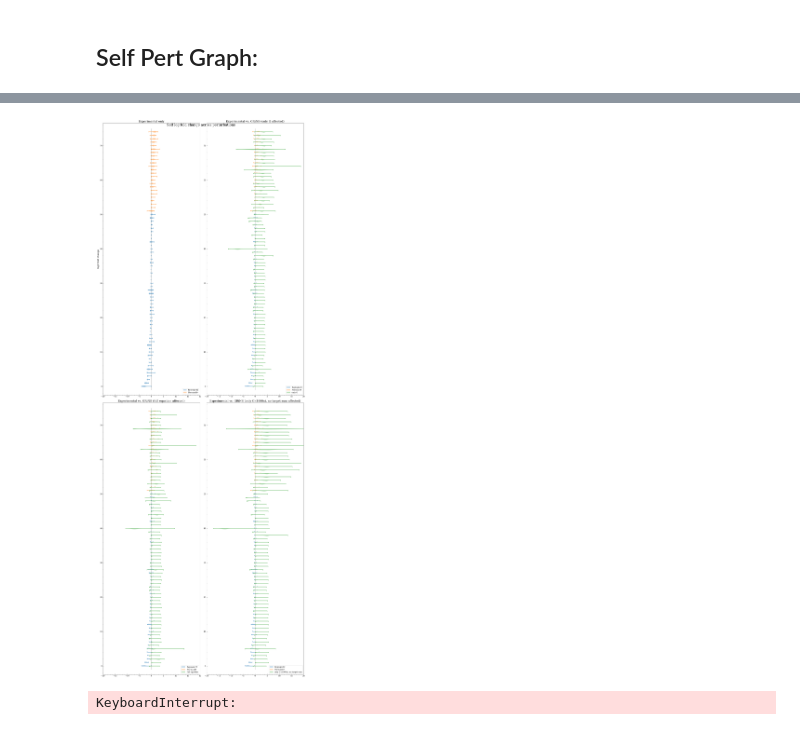
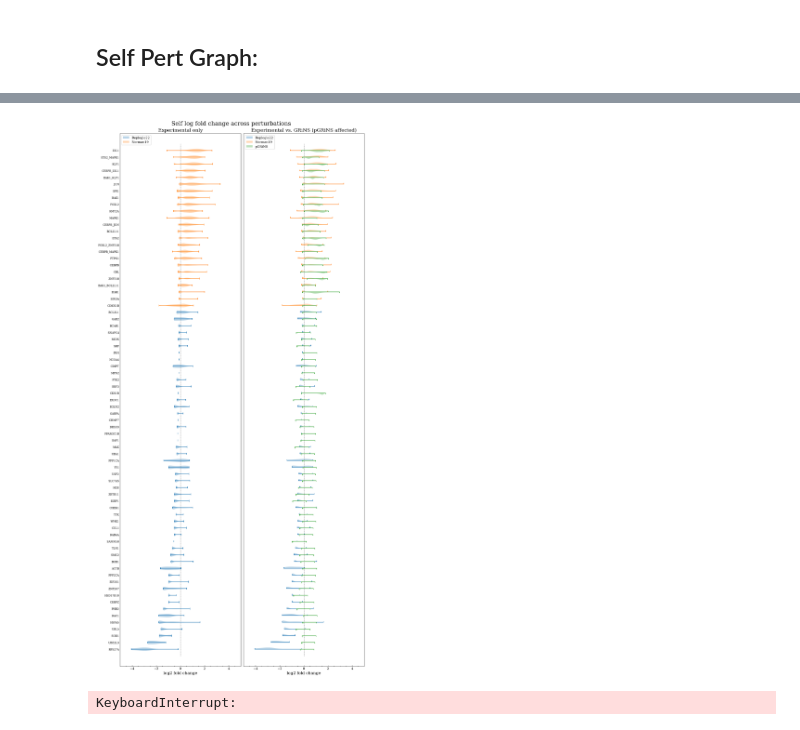
Before and after one commit to GeorgSommerer/bsc_thesis_pGRiNS, a Jupyter notebook: Analysis/plot_stuff.ipynb, the cells around one changed output, grey strips where cells are left out. Drawn from its saved outputs; the diff is of its cells as text; code cells hidden in the pictures.

```diff
--- a/Analysis/plot_stuff.ipynb
+++ b/Analysis/plot_stuff.ipynb
@@ -234,7 +274,7 @@ data = [norman_data,replogle_data,grins_data, grins_data_full]
 pps = [sm.ProbPlot(norman_data.obs["n_genes_by_counts"], fit=True),
     sm.ProbPlot(replogle_data.obs["n_genes_by_counts"], fit=True),
     sm.ProbPlot(grins_data.obs["n_genes_by_counts"], fit=True),
-    sm.ProbPlot(grins_data_full.obs["n_genes_by_counts"], fit=True)]
+    sm.ProbPlot(np.asarray(np.sum(grins_data.X!=0,axis=1)).squeeze(), fit=True)]
 fig, axs = plt.subplots(2,2,figsize=(12,12))
 for i in range(2):
     for j in range(2):
@@ -386,7 +424,10 @@ grins_G_1000 = sc.read_h5ad(f"../Data/Projects/{grn_file}/001/perturb_norm_pert.
+# %%
+
+grins_G_noG = sc.read_h5ad(f"../Data/Projects/KeggoRo_noG/001/perturb_norm_full.h5ad")
 # %%
 cs = [1,2,3,3,3,3]
-names = ["Replogle22","Norman19","only G","full equation","only G (1000x), no target sum"]
-datasets = [replogle_data,norman_data,grins_G,grins_eq,grins_G_1000]
+names = ["Replogle22","Norman19","pGRiNS"]#"only G","only G (no Gmax thr scaling)","G and fl (no Gmax thr scaling, 50)"]
+datasets = [replogle_data,norman_data,grins_G_noG]
 # %%
 log1p = True
 from tqdm import tqdm
@@ -400,6 +441,7 @@ for dataset in datasets:
     pert_col = []
     self_logfcs = np.empty(0)
     self_logfcs_mean = []
+    pert_idx = []
 
     for pert in tqdm(perts):
         pgenes = pert.split("_")
@@ -415,11 +457,11 @@ for dataset in datasets:
                 pert_data = pert_data
             ctrl_data_pert = np.mean(ctrl_data[:,pgenes].X,axis=0)
             self_logfcs_vals = np.asarray(np.mean(np.log2((pert_data+1)/(1+ctrl_data_pert)),axis=1)).squeeze()
-
+        pert_idx += list(pert_data.obs_names)
         pert_col += [pert]*pert_data.shape[0]
         self_logfcs = np.append(self_logfcs, self_logfcs_vals)
         self_logfcs_mean += [np.mean(self_logfcs_vals)]*pert_data.shape[0]
-    logfc_dfs.append(pd.DataFrame({"Perturbation":pert_col,"Self log2FC":self_logfcs,"Self log2FC Mean":self_logfcs_mean}).sort_values(by="Self log2FC Mean"))
+    logfc_dfs.append(pd.DataFrame({"Perturbation":pert_col,"Obs":pert_idx,"Self log2FC":self_logfcs,"Self log2FC Mean":self_logfcs_mean}).sort_values(by="Self log2FC Mean"))
 # %%
 logfc_exp = pd.concat(logfc_dfs[:2]).sort_values(by="Self log2FC Mean").reset_index()
 # Sort logfc_df of every dataset according to order in experimental data
@@ -429,46 +504,49 @@ for i in range(len(logfc_dfs)):
 # %%
 #fig, axs = plt.subplots(2,2,figsize=(16,32))
-fig,axs = plt.subplots(2,2,figsize=(18,48))
+fig,axs = plt.subplots(1,2,figsize=(13,27),constrained_layout=True)
 s=30
-for i in range(len(names)-1):
-    ax = axs[i//2,i%2]
+perts = logfc_exp["Perturbation"].unique().astype("str")
+for i in range(2):
+    ax = axs[i]#[i//2,i%2]
     replogle_perts = logfc_dfs[0]["Perturbation"].unique().astype("str")
     norman_perts = logfc_dfs[1]["Perturbation"].unique().astype("str")
     ax.vlines(0,-1,len(replogle_perts)+len(norman_perts),linestyles="dashed",lw=1,color="black")
     if i>0:
         side = "high"
     else:
         side = "both"
     vp1 = ax.violinplot([logfc_dfs[0][logfc_dfs[0]["Perturbation"]==pert]["Self log2FC"] for pert in replogle_perts],positions=range(len(replogle_perts)),vert=False,orientation="horizontal",side=side)#,label="Replogle22")
     vp2 = ax.violinplot([logfc_dfs[1][logfc_dfs[1]["Perturbation"]==pert]["Self log2FC"] for pert in norman_perts],positions=range(len(replogle_perts),len(replogle_perts)+len(norman_perts)),vert=False,orientation="horizontal",side=side)#,label="Norman19")
 
     if i>0:
         all_perts = logfc_dfs[i+1]["Perturbation"].unique().astype("str")
         vp3 = ax.violinplot([logfc_dfs[i+1][logfc_dfs[i+1]["Perturbation"]==pert]["Self log2FC"] for pert in all_perts],positions=range(len(all_perts)),vert=False,orientation="horizontal",side="low")#,label="Replogle22")
         #ax.scatter(range(logfc_dfs[i+1].shape[0]),logfc_dfs[i+1]["Self log2FC"],label=names[i+1],s=s,zorder=2)
         ax.set_title(f"Experimental vs. GRiNS ({names[i+1]} affected)")
+        ax.tick_params(labelleft=False)
     else:
         ax.set_title("Experimental only")
-        ax.set_ylabel("log2 fold change")
+        ax.set_yticks([x for x in range(len(perts))],ha="right",labels=perts,fontsize=9)
+    ax.set_xlabel("log2 fold change")
         #ax.legend(loc="lower right",frameon=True)
-    #ax.set_xticks([0.5+x for x in range(logfc_exp.shape[0])],ha="right",labels=logfc_exp["Perturbation"],fontsize=7)
     #ax.tick_params(axis='x', labelrotation=90)
-    #ax.tick_params(axis='x', which=u'both',length=0)
+    ax.tick_params(axis='y', which=u'both',length=0)
     #ax.grid(c="grey",lw=0.4)
     #ax.set_ylim(-100,100)
     #ax.set_xlim(-0.5,logfc_exp.shape[0]-0.5)
 
-    ax.set_xlim(-20,20)
+    ax.set_xlim(-5,5)
+
     if i==0:
-        ax.legend([vp1['bodies'][0],vp2['bodies'][0]], ['Replogle22',"Norman19"], loc="lower right",frameon=True)
+        ax.legend([vp1['bodies'][0],vp2['bodies'][0]], ['Replogle22',"Norman19"], loc="upper left",frameon=True)
     else:
-        ax.legend([vp1['bodies'][0],vp2['bodies'][0],vp3["bodies"][0]], ['Replogle22',"Norman19"]+[names[i+1]], loc="lower right",frameon=True)
+        ax.legend([vp1['bodies'][0],vp2['bodies'][0],vp3["bodies"][0]], ['Replogle22',"Norman19"]+[names[i+1]], loc="upper left",frameon=True)
 plt.suptitle("Self log fold change across perturbations")
-plt.tight_layout()
+#plt.tight_layout()
 plt.savefig(f"../Prep_Data/Plots/{grn_file}/self_logfc.png")
 plt.show()
 # %% [output]
-[figure, old version]
+[figure, new version]
 # %%
 fig, axs = plt.subplots(2,2,figsize=(16,12))
 s=30
```
Also changed, not shown: parts of 14 cells of this notebook, 34 other files.
